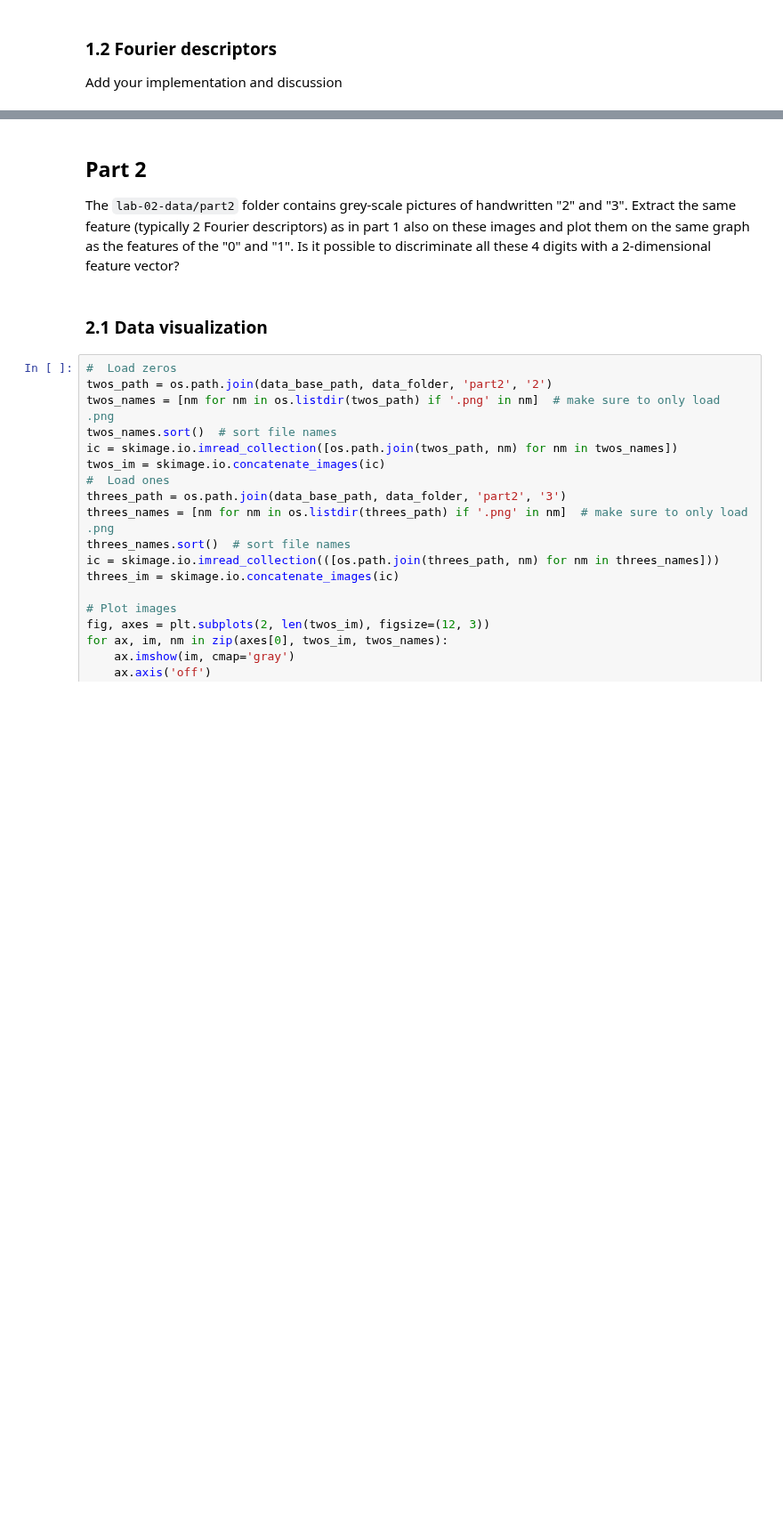
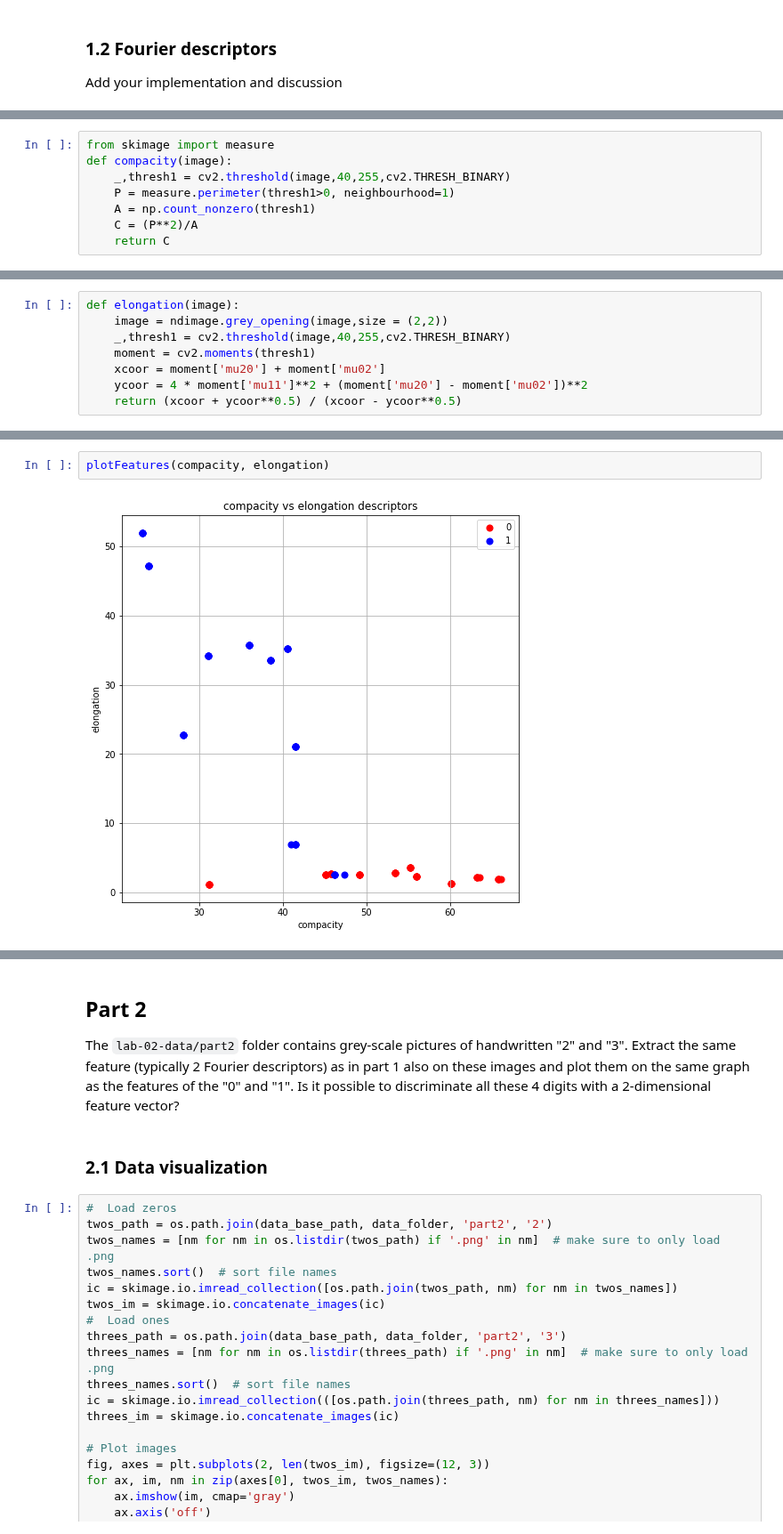
Before and after one commit to dhruti96shah/iapr-2020, a Jupyter notebook: labs/lab_02_object_description_mahdi.ipynb, the cells around one changed output, grey strips where cells are left out. Shown at 89% size. Drawn from its saved outputs; the diff is of its cells as text; blank space fills up the shorter version.

```diff
--- a/labs/lab_02_object_description_mahdi.ipynb
+++ b/labs/lab_02_object_description_mahdi.ipynb
@@ -79,0 +133,8 @@ Add your implementation and discussion
+# %%
+from skimage import measure
+def compacity(image):
+    _,thresh1 = cv2.threshold(image,40,255,cv2.THRESH_BINARY)
+    P = measure.perimeter(thresh1>0, neighbourhood=1)
+    A = np.count_nonzero(thresh1)
+    C = (P**2)/A
+    return C
@@ -79,0 +146,8 @@ Add your implementation and discussion
+# %%
+def elongation(image):
+    image = ndimage.grey_opening(image,size = (2,2))
+    _,thresh1 = cv2.threshold(image,40,255,cv2.THRESH_BINARY)
+    moment = cv2.moments(thresh1)
+    xcoor = moment['mu20'] + moment['mu02']
+    ycoor = 4 * moment['mu11']**2 + (moment['mu20'] - moment['mu02'])**2
+    return (xcoor + ycoor**0.5) / (xcoor - ycoor**0.5)
@@ -79,0 +184,4 @@ Add your implementation and discussion
+# %%
+plotFeatures(compacity, elongation)
+# %% [output]
+[figure, added]
```
Also changed, not shown: parts of 21 cells of this notebook.
